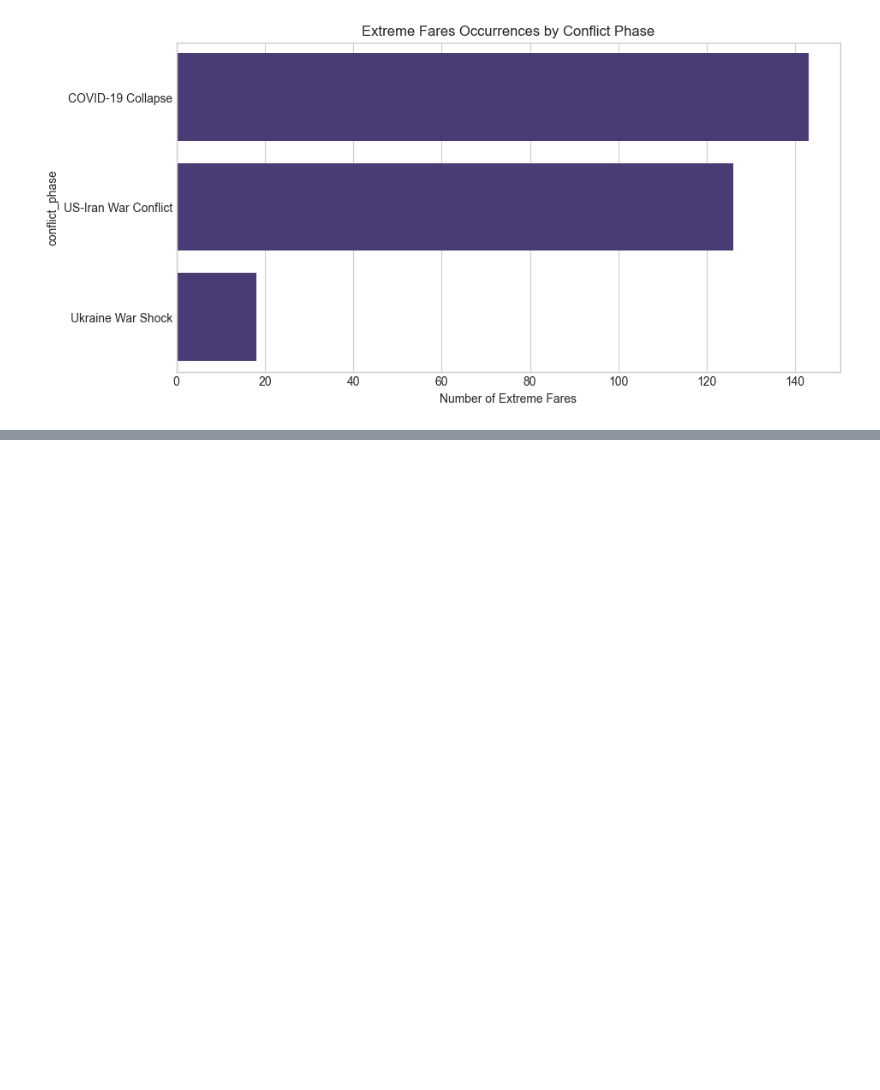
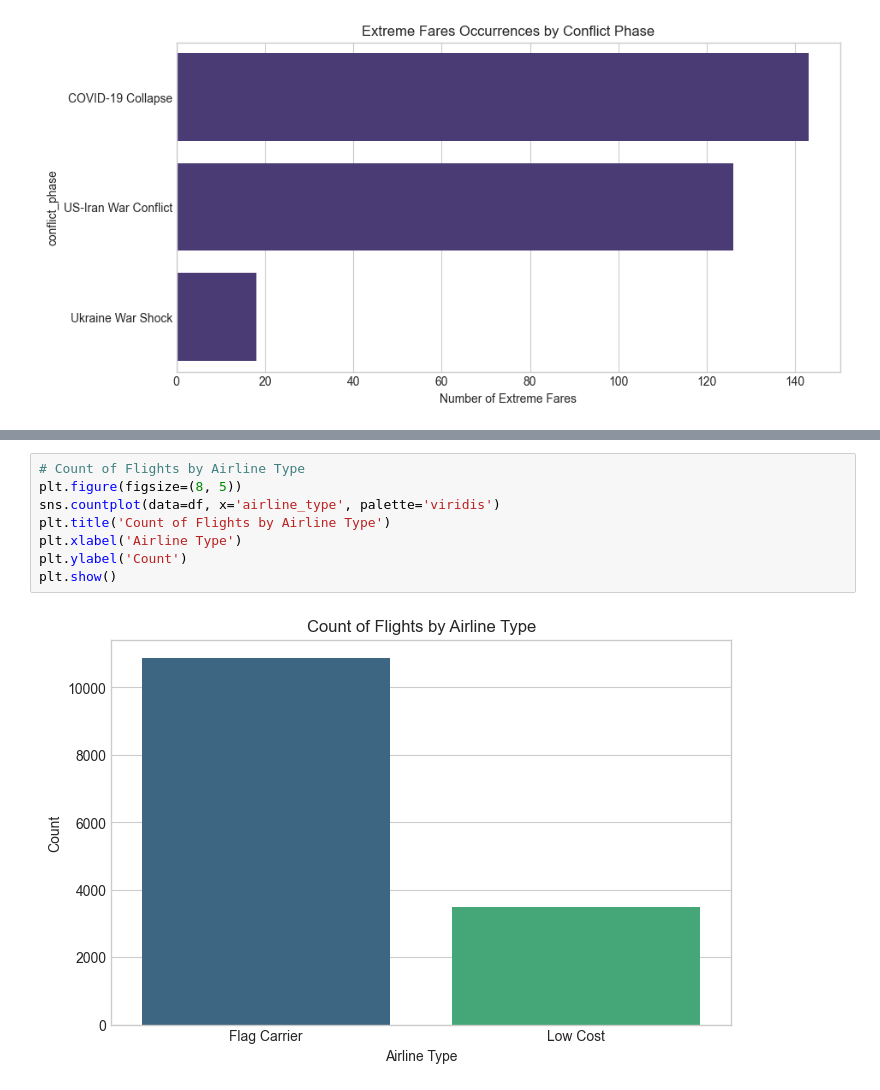
Before and after one commit to Algoastronaut/C_G18_AirlineTicketPricesVsFuelCostsAnalysis, a Jupyter notebook: notebooks/03_eda.ipynb, the cells around one changed output, grey strips where cells are left out. Drawn from its saved outputs; the diff is of its cells as text; blank space fills up the shorter version.

```diff
--- a/notebooks/03_eda.ipynb
+++ b/notebooks/03_eda.ipynb
@@ -127,0 +151,10 @@ Total extreme fare records: 287
+# %%
+# Count of Flights by Airline Type
+plt.figure(figsize=(8, 5))
+sns.countplot(data=df, x='airline_type', palette='viridis')
+plt.title('Count of Flights by Airline Type')
+plt.xlabel('Airline Type')
+plt.ylabel('Count')
+plt.show()
+# %% [output]
+[figure, added]
```
Also changed, not shown: parts of 6 cells of this notebook.
